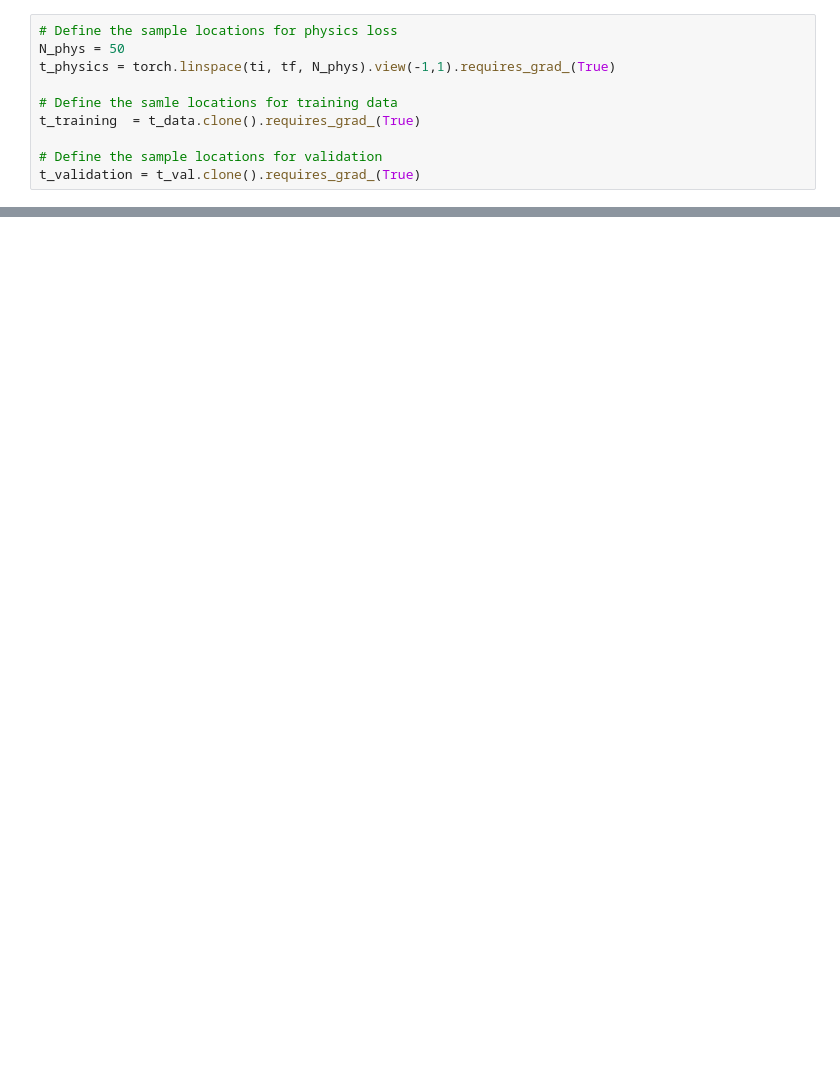
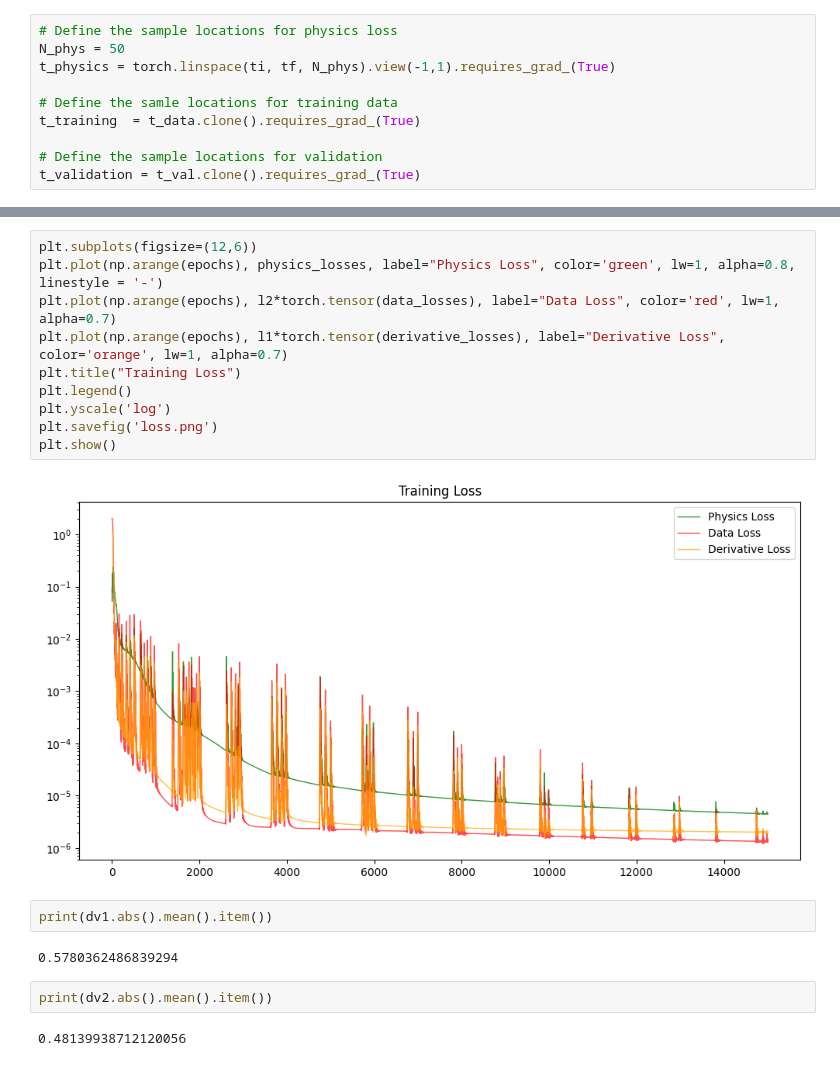
Before and after one commit to Mehdi-Haned/PINNs-Spring2025, a Jupyter notebook: systems/PINN_systems.ipynb, the cells around one changed output, grey strips where cells are left out. Saved outputs shown, nothing was run; the diff lists cells and outputs as text; blank space fills up the shorter version.

```diff
--- a/systems/PINN_systems.ipynb
+++ b/systems/PINN_systems.ipynb
@@ -339,0 +374,20 @@ ODE Validation Loss = 0.0522%, Data Validation Loss = 99.9478%
+# %%
+plt.subplots(figsize=(12,6))
+plt.plot(np.arange(epochs), physics_losses, label="Physics Loss", color='green', lw=1, alpha=0.8, linestyle = '-')
+plt.plot(np.arange(epochs), l2*torch.tensor(data_losses), label="Data Loss", color='red', lw=1, alpha=0.7)
+plt.plot(np.arange(epochs), l1*torch.tensor(derivative_losses), label="Derivative Loss", color='orange', lw=1, alpha=0.7)
+plt.title("Training Loss")
+plt.legend()
+plt.yscale('log')
+plt.savefig('loss.png')
+plt.show()
+# %% [output]
+[figure, added]
+# %%
+print(dv1.abs().mean().item())
+# %% [output]
+0.5780362486839294
+# %%
+print(dv2.abs().mean().item())
+# %% [output]
+0.48139938712120056
```
Also changed, not shown: parts of 5 cells of this notebook, 4 other files.
